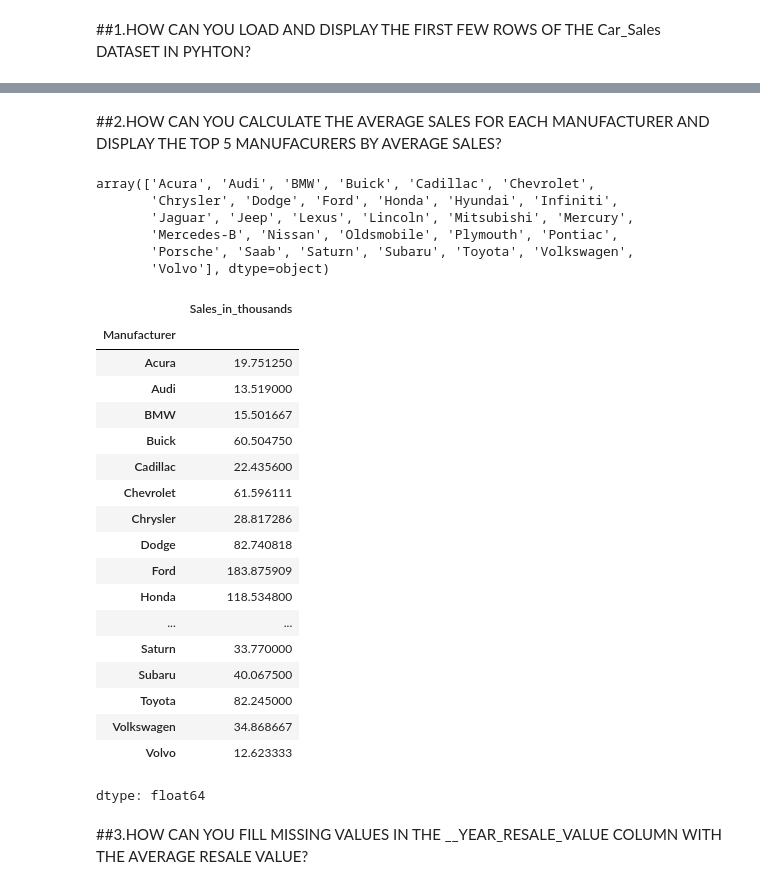
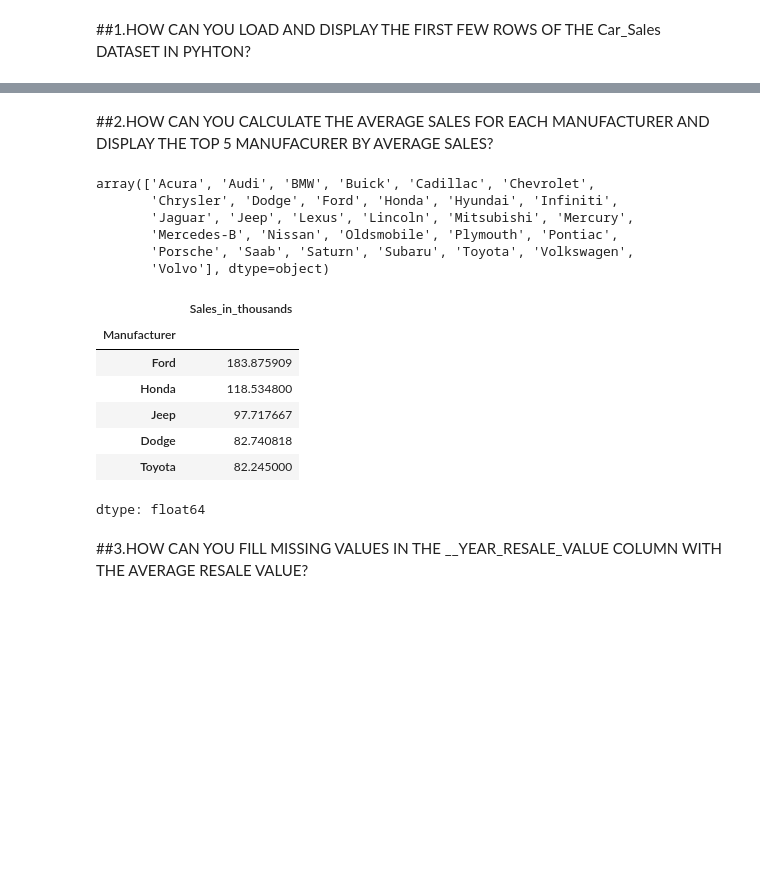
Before and after one commit to SIVASHANKARI04/Car-Sales-and-Performance-Analysis-Trends-and-insights, a Jupyter notebook: car_sales.ipynb, the cells around one changed output, grey strips where cells are left out. Drawn from its saved outputs; the diff is of its cells as text; code cells hidden in the pictures; blank space fills up the shorter version.

```diff
--- a/car_sales.ipynb
+++ b/car_sales.ipynb
@@ -64,7 +68,7 @@ df.iloc[0:25]
 | 23 | Chevrolet | Camaro | 26.402 | 13.025 | Passenger | 24.340 | ... |
 | 24 | Chevrolet | Corvette | 17.947 | 36.225 | Passenger | 45.705 | ... |
 # %% [markdown]
-##2.HOW CAN YOU CALCULATE THE AVERAGE SALES FOR EACH MANUFACTURER AND DISPLAY THE TOP 5 MANUFACURERS BY AVERAGE SALES?
+##2.HOW CAN YOU CALCULATE THE AVERAGE SALES FOR EACH MANUFACTURER AND DISPLAY THE TOP 5 MANUFACURER BY AVERAGE SALES?
 # %%
 df.Manufacturer.unique()
 # %% [output]
@@ -75,27 +79,20 @@ array(['Acura', 'Audi', 'BMW', 'Buick', 'Cadillac', 'Chevrolet',
        'Porsche', 'Saab', 'Saturn', 'Subaru', 'Toyota', 'Volkswagen',
        'Volvo'], dtype=object)
 # %%
-df.groupby("Manufacturer")["Sales_in_thousands"].mean()
+df1=df.groupby("Manufacturer")["Sales_in_thousands"].mean()
-# %% [output]
-|  | Sales_in_thousands |
-| Manufacturer |  |
-| Acura | 19.751250 |
-| Audi | 13.519000 |
-| BMW | 15.501667 |
-| Buick | 60.504750 |
-| Cadillac | 22.435600 |
-| Chevrolet | 61.596111 |
-| Chrysler | 28.817286 |
-| Dodge | 82.740818 |
-| Ford | 183.875909 |
-| Honda | 118.534800 |
-| ... | ... |
-| Saturn | 33.770000 |
-| Subaru | 40.067500 |
-| Toyota | 82.245000 |
-| Volkswagen | 34.868667 |
-| Volvo | 12.623333 |
-dtype: float64
+# %%
+df2=df1.sort_values(ascending=False)
+# %%
+df2.head(5)
+# %% [output]
+|  | Sales_in_thousands |
+| Manufacturer |  |
+| Ford | 183.875909 |
+| Honda | 118.534800 |
+| Jeep | 97.717667 |
+| Dodge | 82.740818 |
+| Toyota | 82.245000 |
+dtype: float64
 # %% [markdown]
 ##3.HOW CAN YOU FILL MISSING VALUES IN THE __YEAR_RESALE_VALUE COLUMN WITH THE AVERAGE RESALE VALUE?
 # %%
```
Also changed, not shown: parts of 5 cells of this notebook.
